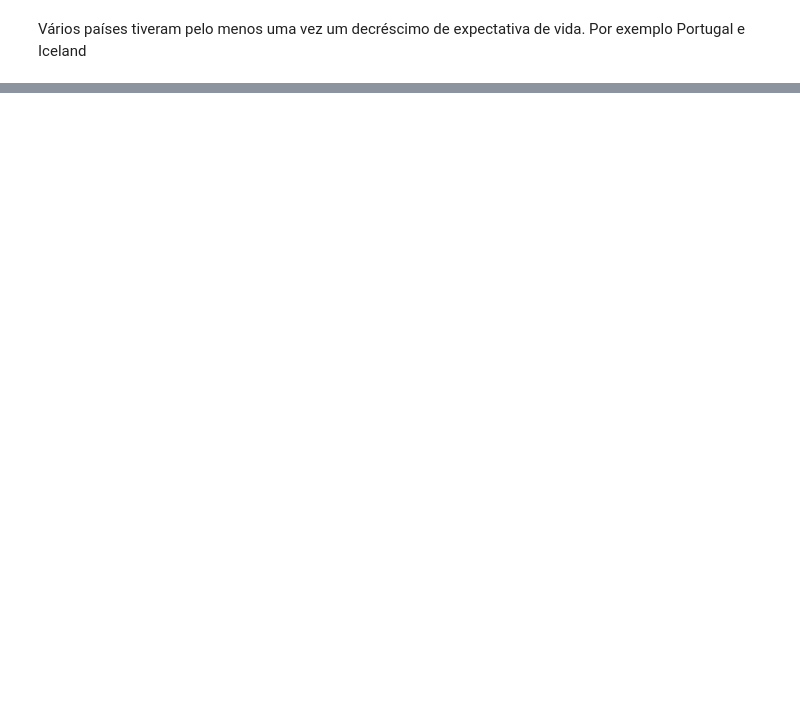
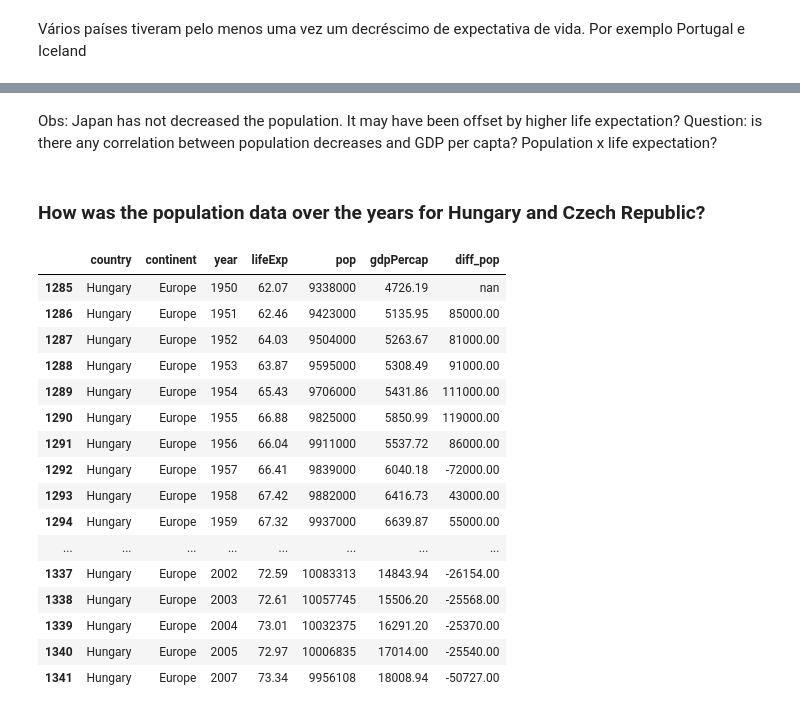
Before and after one commit to avellozo/DIO, a Jupyter notebook: Carrefour/Gapminder.ipynb, the cells around one changed output, grey strips where cells are left out. Saved outputs shown, nothing was run; the diff lists cells and outputs as text; code cells hidden in the pictures; blank space fills up the shorter version.

```diff
--- a/Carrefour/Gapminder.ipynb
+++ b/Carrefour/Gapminder.ipynb
@@ -300,0 +410,4 @@ df_country_year[df_country_year['country']=='Portugal']
+# %%
+df_country_year = df.sort_values(by=['country', 'year'])
+df_country_year['diff_pop'] = df_country_year.groupby('country')['pop'].diff()
+df_country_year[df_country_year['diff_pop']<0]['country'].value_counts()
@@ -300,0 +432,25 @@ df_country_year[df_country_year['country']=='Portugal']
+# %% [markdown]
+Obs: Japan has not decreased the population. It may have been offset by higher life expectation?
+Question: is there any correlation between population decreases and GDP per capta? Population x life expectation?
+# %% [markdown]
+### How was the population data over the years for Hungary and Czech Republic?
+# %%
+df_country_year[df_country_year['country']=='Hungary']
+# %% [output]
+|  | country | continent | year | lifeExp | pop | gdpPercap | diff_pop |
+| 1285 | Hungary | Europe | 1950 | 62.07 | 9338000 | 4726.19 | nan |
+| 1286 | Hungary | Europe | 1951 | 62.46 | 9423000 | 5135.95 | 85000.00 |
+| 1287 | Hungary | Europe | 1952 | 64.03 | 9504000 | 5263.67 | 81000.00 |
+| 1288 | Hungary | Europe | 1953 | 63.87 | 9595000 | 5308.49 | 91000.00 |
+| 1289 | Hungary | Europe | 1954 | 65.43 | 9706000 | 5431.86 | 111000.00 |
+| 1290 | Hungary | Europe | 1955 | 66.88 | 9825000 | 5850.99 | 119000.00 |
+| 1291 | Hungary | Europe | 1956 | 66.04 | 9911000 | 5537.72 | 86000.00 |
+| 1292 | Hungary | Europe | 1957 | 66.41 | 9839000 | 6040.18 | -72000.00 |
+| 1293 | Hungary | Europe | 1958 | 67.42 | 9882000 | 6416.73 | 43000.00 |
+| 1294 | Hungary | Europe | 1959 | 67.32 | 9937000 | 6639.87 | 55000.00 |
+| ... | ... | ... | ... | ... | ... | ... | ... |
+| 1337 | Hungary | Europe | 2002 | 72.59 | 10083313 | 14843.94 | -26154.00 |
+| 1338 | Hungary | Europe | 2003 | 72.61 | 10057745 | 15506.20 | -25568.00 |
+| 1339 | Hungary | Europe | 2004 | 73.01 | 10032375 | 16291.20 | -25370.00 |
+| 1340 | Hungary | Europe | 2005 | 72.97 | 10006835 | 17014.00 | -25540.00 |
+| 1341 | Hungary | Europe | 2007 | 73.34 | 9956108 | 18008.94 | -50727.00 |
```
Also changed, not shown: parts of 88 cells of this notebook.
